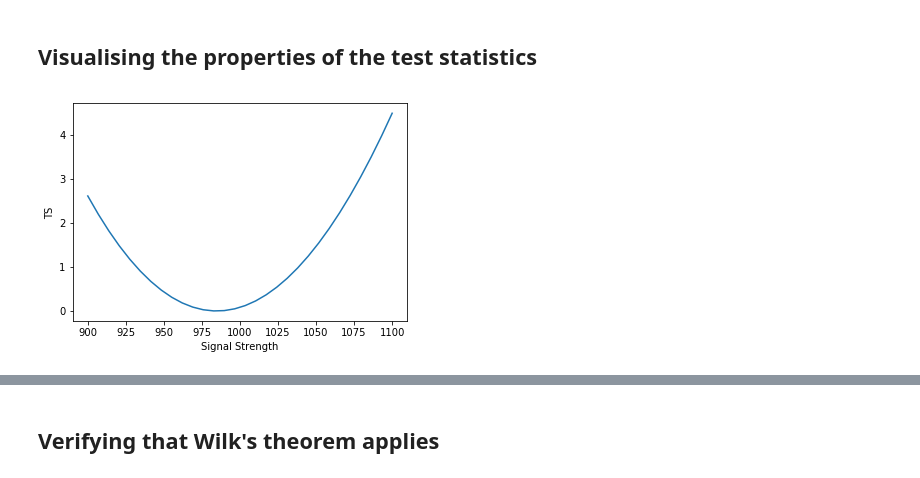
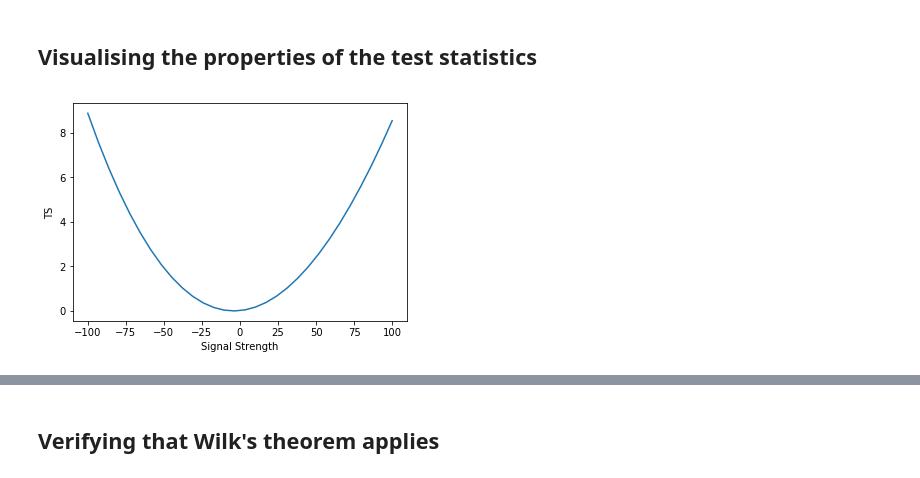
Before and after one commit to tedwards2412/exclusion-limits, a Jupyter notebook: An Upper Limit Howto.ipynb, the cells around one changed output, grey strips where cells are left out. Cells and saved outputs as stored; diff of their text form; code cells hidden in the pictures.

```diff
--- a/An Upper Limit Howto.ipynb
+++ b/An Upper Limit Howto.ipynb
@@ -22,8 +22,8 @@ def background_shape(E=E, gamma=-1):
 
 def generate_data(bkg_norm, sig_norm, E=E, seed=None):
     np.random.seed(seed)
-    return np.random.poisson(bkg_norm * signal_shape(E) +
-                             sig_norm * background_shape(E))
+    return np.random.poisson(sig_norm * signal_shape(E) +
+                             bkg_norm * background_shape(E))
 # %% [markdown]
 It's hard to visualise so we plot a realisation of the toy example.
 # %%
@@ -67,13 +67,13 @@ def TS(sig_norm, data, bestfit=None):
 # %% [markdown]
 ## Visualising the properties of the test statistics
 # %%
-data = generate_data(1000, 1000, seed=42)
+data = generate_data(1000, 0, seed=42)
 bestfit = minimize(lambda x: -2*lnLike(x[0], x[1], data), (1e3,1e3))
-x = np.linspace(900, 1100, 30)
+x = np.linspace(-100, 100, 30)
 y = [TS(s, data, bestfit=bestfit) for s in x]
 
 plt.plot(x, y);
 plt.xlabel('Signal Strength')
 plt.ylabel('TS');
 # %% [output]
-[figure, old version]
+[figure, new version]
```
Also changed, not shown: parts of 12 cells of this notebook, 3 other files.
